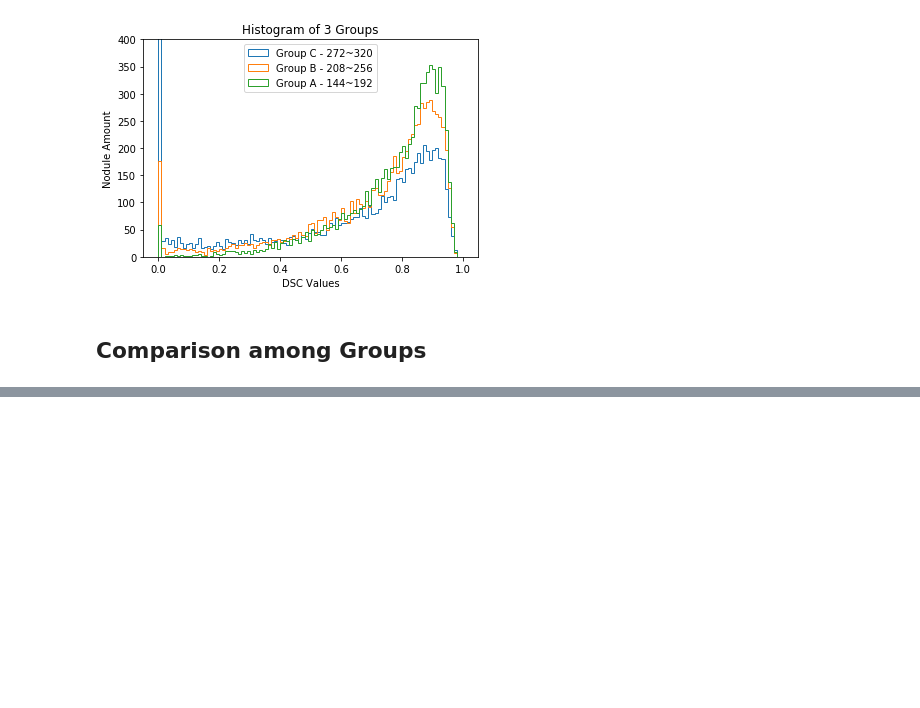
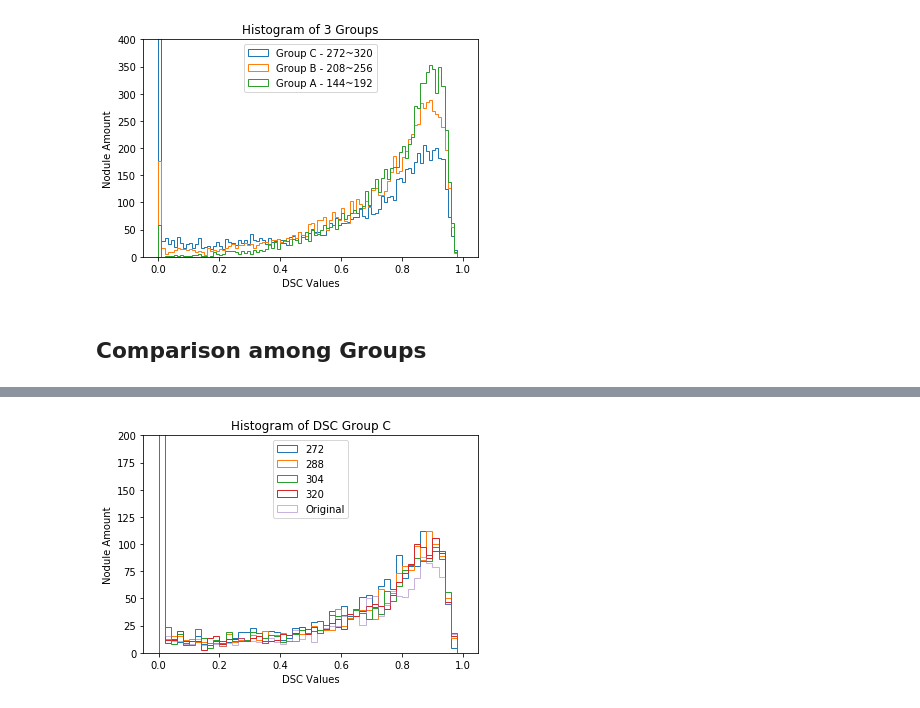
Before and after one commit to Hydragon516/EEE4610, a Jupyter notebook: visualization/DSC Histogram/DSC_Groups.ipynb, the cells around one changed output, grey strips where cells are left out. Drawn from its saved outputs; the diff is of its cells as text; code cells hidden in the pictures; blank space fills up the shorter version.

```diff
--- a/visualization/DSC Histogram/DSC_Groups.ipynb
+++ b/visualization/DSC Histogram/DSC_Groups.ipynb
@@ -110,0 +114,4 @@ print(np.mean(DSC_list_A[0:i]), np.mean(DSC_list_A[i:2*i]),
+# %%
+Group_Plot(DSC_list_C, 'C', lst_C )
+# %% [output]
+[figure, added]
```
Also changed, not shown: parts of 22 cells of this notebook.
